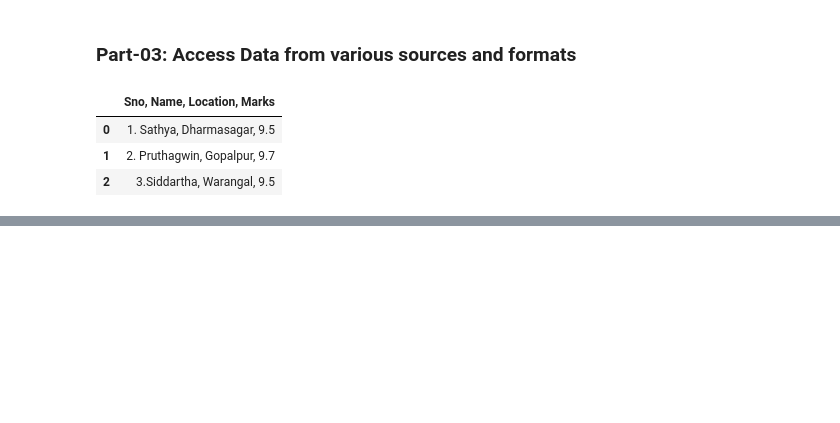
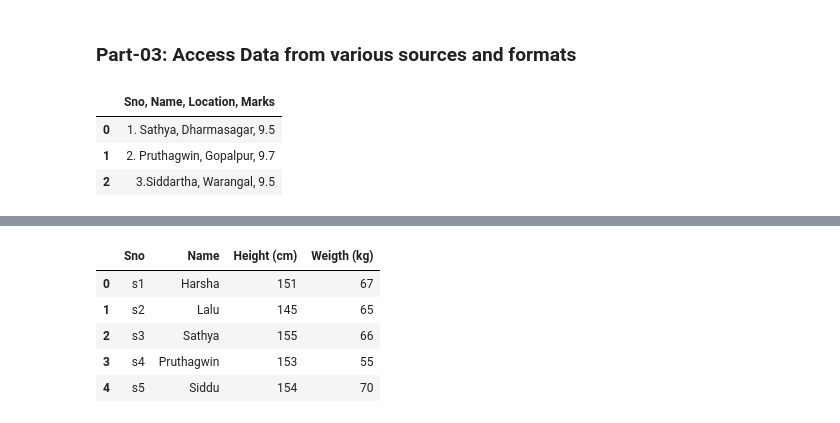
Before and after one commit to Laluprasad1/AIML-2025, a Jupyter notebook: Lab01_AIML.ipynb, the cells around one changed output, grey strips where cells are left out. Drawn from its saved outputs; the diff is of its cells as text; code cells hidden in the pictures; blank space fills up the shorter version.

```diff
--- a/Lab01_AIML.ipynb
+++ b/Lab01_AIML.ipynb
@@ -139,0 +150,11 @@ df1
+# %%
+data3 = pd.read_excel("Height_Weight.xlsx")
+# %%
+data3
+# %% [output]
+|  | Sno | Name | Height (cm) | Weigth (kg) |
+| 0 | s1 | Harsha | 151 | 67 |
+| 1 | s2 | Lalu | 145 | 65 |
+| 2 | s3 | Sathya | 155 | 66 |
+| 3 | s4 | Pruthagwin | 153 | 55 |
+| 4 | s5 | Siddu | 154 | 70 |
```
Also changed, not shown: parts of 3 cells of this notebook.
